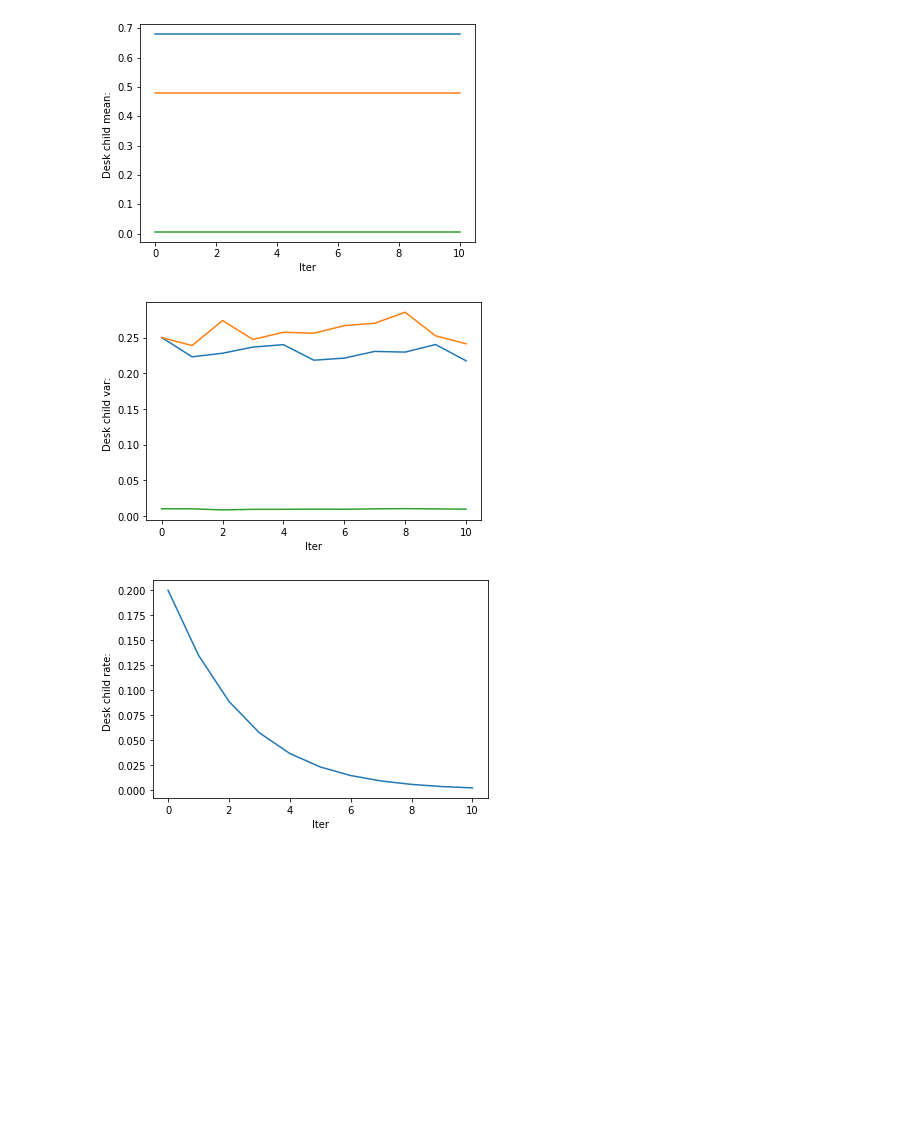
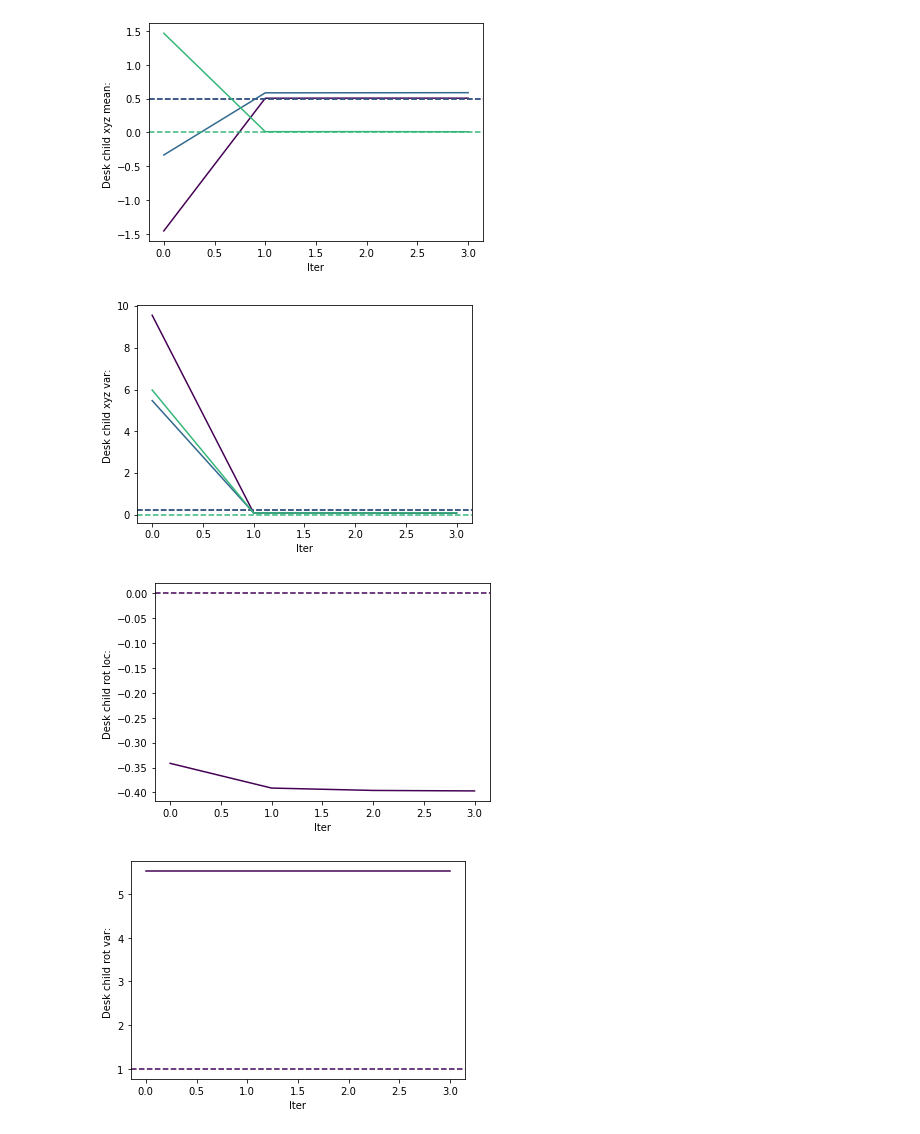
Before and after one commit to gizatt/spatial_scene_grammars, a Jupyter notebook: spatial_scene_grammars_examples/planar_clusters_gaussians/demo_grammar.ipynb, the cells around one changed output. Cells and saved outputs as stored; diff of their text form; code cells hidden in the pictures; blank space fills up the shorter version.

Commit message:
Parameter fitting on gaussian case appears to converge OK Need to zoom in on variances and such getting aligned, and I see some weirdness in rotation parameter fitting. But good progress

```diff
--- a/spatial_scene_grammars_examples/planar_clusters_gaussians/demo_grammar.ipynb
+++ b/spatial_scene_grammars_examples/planar_clusters_gaussians/demo_grammar.ipynb
@@ -47,7 +46,7 @@ Meshcat url:  http://127.0.0.1:7013/static/
 # Draw a random sample from the grammar and visualize it.
 # (Cache output.)
 torch.random.manual_seed(2)
-N_samples = 1
+N_samples = 10
 RESAMPLE = True
 scenes_file = "sampled_scenes_%d.dat" % N_samples
 
@@ -230,7 +148,22 @@ if 0:
+# %%
+if 0:
+    grammar = fit_grammar_params_to_sample_sets_with_uninformative_prior(grammar, posterior_sample_sets)
+    print("**********************************\n"
+          "**********  BEFORE ***************\n"
+          "************************************")
+    orig_grammar.print_params(node_names=["Desk"])
+    print("**********************************\n"
+          "**********  AFTER ***************\n"
+          "************************************")
+    grammar.print_params(node_names=["Desk"])
+    print("**********************************\n"
+          "**********  TRUTH ***************\n"
+          "************************************")
+    ground_truth_grammar.print_params(node_names=["Desk"])
 # %%
 state_dict_history = []
-for iter_k in range(10):
+for iter_k in tqdm(range(3), desc="Major iteration"):
     state_dict_history.append(deepcopy(grammar.state_dict()))
     posterior_sample_sets = collect_posterior_sample_sets(grammar, observed_node_sets)
-    fit_grammar_params_to_sample_sets(grammar, posterior_sample_sets)
+    grammar = fit_grammar_params_to_sample_sets_with_uninformative_prior(grammar, posterior_sample_sets)
 state_dict_history.append(deepcopy(grammar.state_dict()))
@@ -272,22 +170,32 @@ Number of divergences: 0
 # %%
 # Plot a couple of interesting parameters
 param_getters_of_interest = {
-    "Desk child mean: ": lambda x: x.rule_params_by_node_type["Desk"][0][0]["mean"]().detach().numpy(),
-    "Desk child var: ": lambda x: x.rule_params_by_node_type["Desk"][0][0]["variance"]().detach().numpy(),
+    "Desk child xyz mean: ": lambda x: x.rule_params_by_node_type["Desk"][0][0]["mean"]().detach().numpy(),
+    "Desk child xyz var: ": lambda x: x.rule_params_by_node_type["Desk"][0][0]["variance"]().detach().numpy(),
+    "Desk child rot loc: ": lambda x: x.rule_params_by_node_type["Desk"][0][1]["loc"]().detach().numpy(),
+    "Desk child rot var: ": lambda x: x.rule_params_by_node_type["Desk"][0][1]["concentration"]().detach().numpy(),
     "Desk child rate: ": lambda x: x.params_by_node_type["Desk"]().detach().numpy()
 }
 
 for key, getter in param_getters_of_interest.items():
     plt.figure()
     history = []
     for state_dict in state_dict_history:
         grammar.load_state_dict(state_dict)
-        history.append(getter(grammar))
+        history.append(getter(grammar).copy().flatten())
+    data = np.stack(history)
 
-    plt.plot(history)
+    gt_x = getter(ground_truth_grammar).flatten()
+    cm = plt.get_cmap("viridis")
+    N = len(gt_x)
+    for k in range(N):
+        color = cm(k / max(1, N))
+        plt.plot(data[:, k], color=color)
+        plt.axhline(gt_x[k], color=color, linestyle="--")
     plt.xlabel("Iter")
     plt.ylabel(key)
 # %% [output]
-[figure, old version]
+[figure, new version]
-[figure, old version]
+[figure, new version]
-[figure, old version]
+[figure, new version]
+[figure, added]
```
Also changed, not shown: parts of 8 cells of this notebook, 3 other files.
